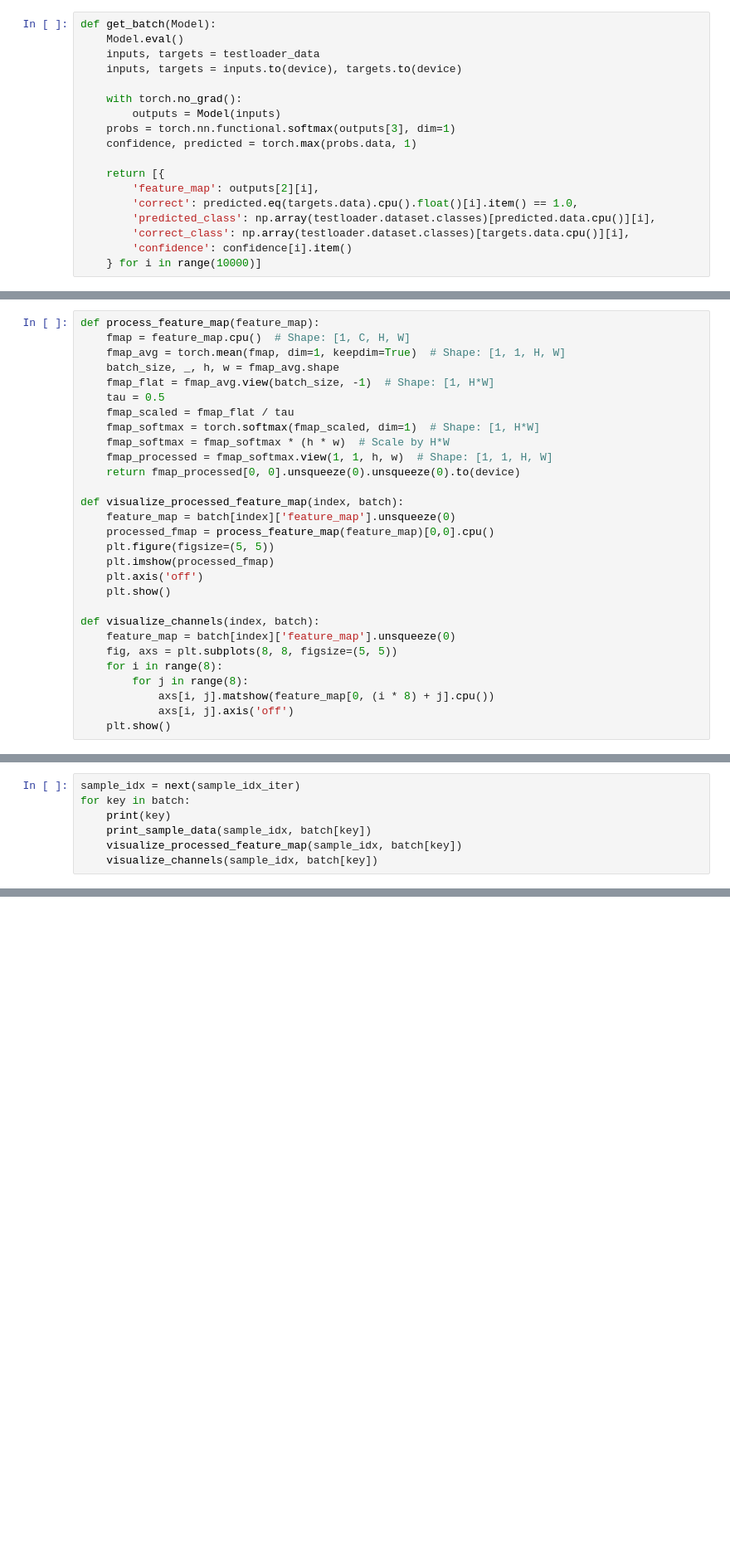
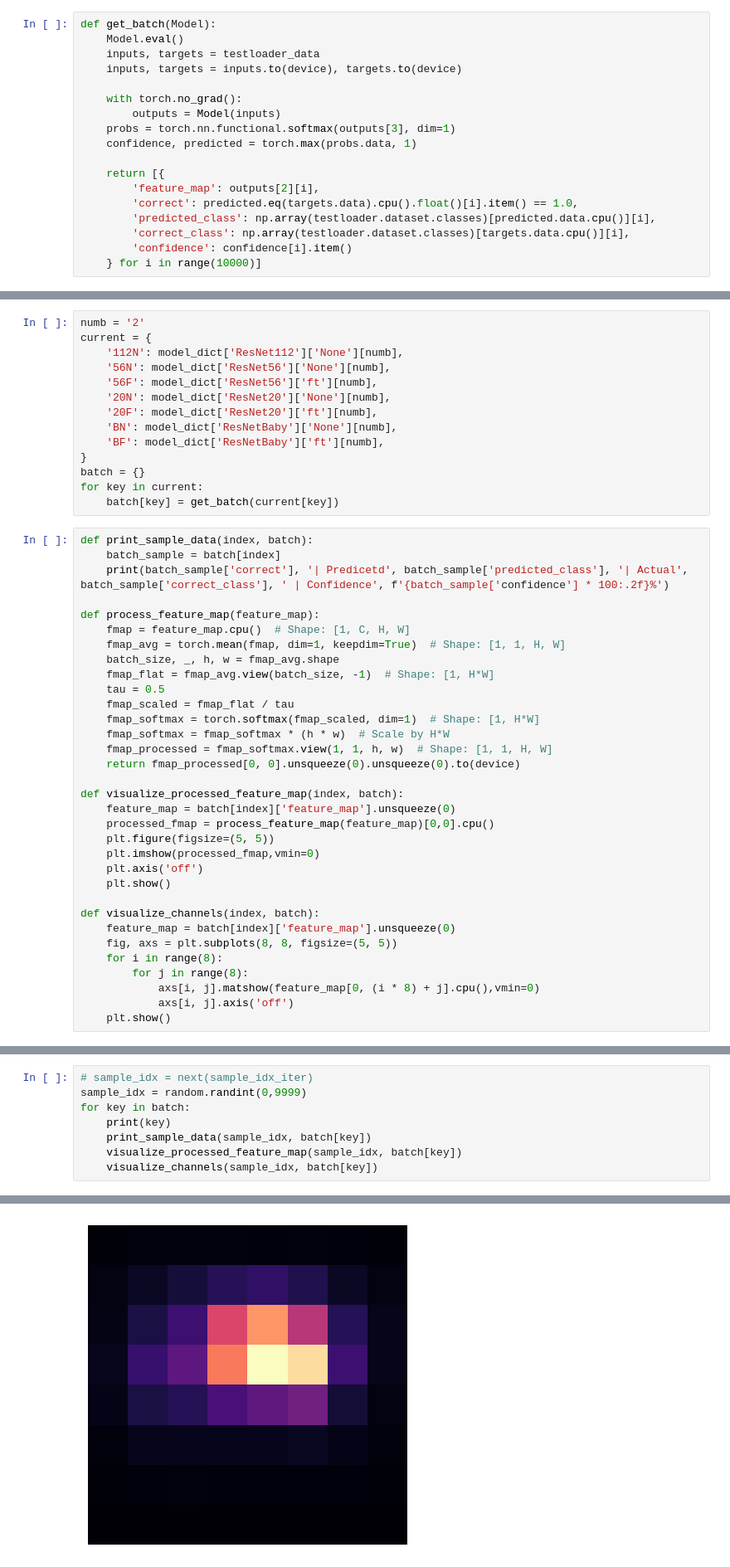
Before and after one commit to ignatiusmf/chpc-toolkit, a Jupyter notebook: scratchpad.ipynb, the cells around one changed output, grey strips where cells are left out. Shown at 83% size. Saved outputs shown, nothing was run; the diff lists cells and outputs as text; blank space fills up the shorter version.

```diff
--- a/scratchpad.ipynb
+++ b/scratchpad.ipynb
@@ -106,4 +93,22 @@ def print_sample_data(index, batch):
+# %%
+numb = '2'
+current = {
+    '112N': model_dict['ResNet112']['None'][numb],
+    '56N': model_dict['ResNet56']['None'][numb],
+    '56F': model_dict['ResNet56']['ft'][numb],
+    '20N': model_dict['ResNet20']['None'][numb],
+    '20F': model_dict['ResNet20']['ft'][numb],
+    'BN': model_dict['ResNetBaby']['None'][numb],
+    'BF': model_dict['ResNetBaby']['ft'][numb],
+}
+batch = {}
+for key in current:
+    batch[key] = get_batch(current[key])
 # %%
+def print_sample_data(index, batch):
+    batch_sample = batch[index]
+    print(batch_sample['correct'], '| Predicetd', batch_sample['predicted_class'], '| Actual', batch_sample['correct_class'], ' | Confidence', f'{batch_sample['confidence'] * 100:.2f}%')
+
 def process_feature_map(feature_map):
     fmap = feature_map.cpu()  # Shape: [1, C, H, W]
     fmap_avg = torch.mean(fmap, dim=1, keepdim=True)  # Shape: [1, 1, H, W]
@@ -120,7 +125,7 @@ def visualize_processed_feature_map(index, batch):
     feature_map = batch[index]['feature_map'].unsqueeze(0)
     processed_fmap = process_feature_map(feature_map)[0,0].cpu()
     plt.figure(figsize=(5, 5))
-    plt.imshow(processed_fmap)
+    plt.imshow(processed_fmap,vmin=0)
     plt.axis('off')
     plt.show()
 
@@ -129,6 +134,6 @@ def visualize_channels(index, batch):
     fig, axs = plt.subplots(8, 8, figsize=(5, 5))
     for i in range(8):
         for j in range(8):
-            axs[i, j].matshow(feature_map[0, (i * 8) + j].cpu())
+            axs[i, j].matshow(feature_map[0, (i * 8) + j].cpu(),vmin=0)
             axs[i, j].axis('off')
     plt.show()
@@ -139,7 +154,9 @@ for key in current:
 # %%
-sample_idx = next(sample_idx_iter)
+# sample_idx = next(sample_idx_iter)
+sample_idx = random.randint(0,9999)
 for key in batch:
     print(key)
     print_sample_data(sample_idx, batch[key])
     visualize_processed_feature_map(sample_idx, batch[key])
     visualize_channels(sample_idx, batch[key])
+# %% [output]
@@ -145,0 +165 @@ for key in batch:
+[figure, added]
```
Also changed, not shown: parts of 9 cells of this notebook.
